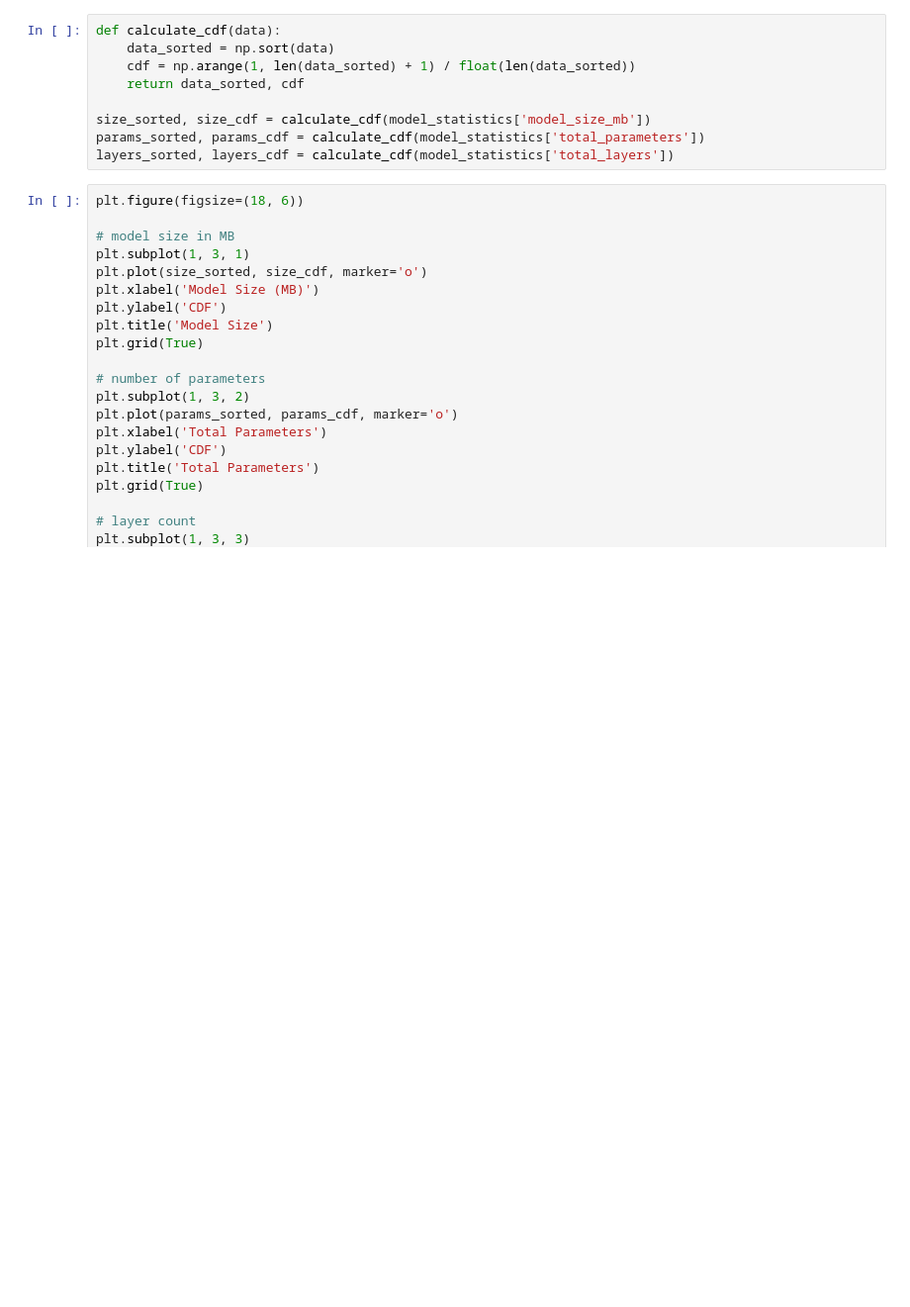
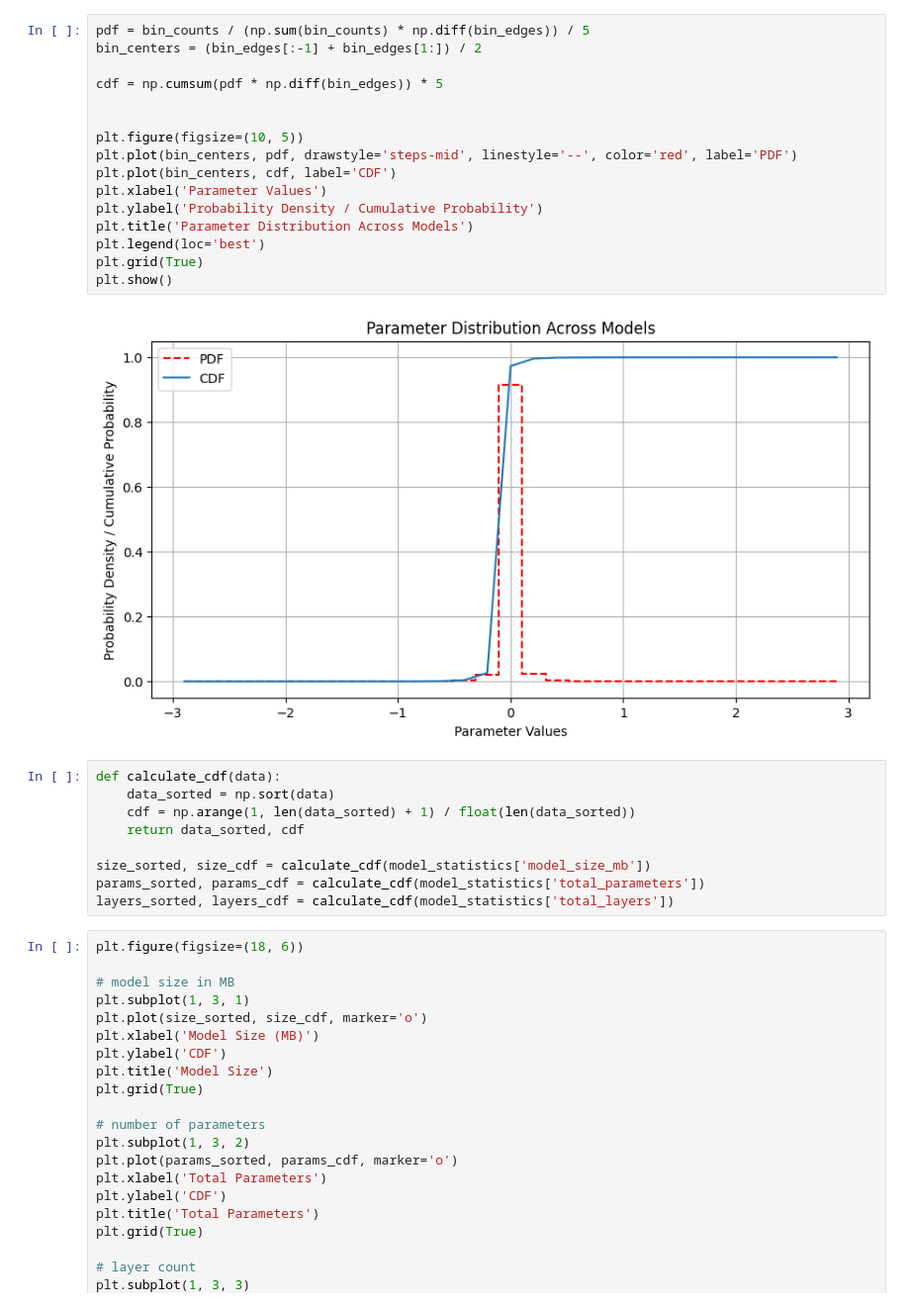
Before and after one commit to HRuii1/elf-quantization-llm, a Jupyter notebook: model_analytsis.ipynb, the cells around one changed output. Shown at 99% size. Cells and saved outputs as stored; diff of their text form; blank space fills up the shorter version.

Commit message:
Updated model analysis

```diff
--- a/model_analytsis.ipynb
+++ b/model_analytsis.ipynb
@@ -98,3 +221,21 @@ print(model_statistics)
+# %%
+pdf = bin_counts / (np.sum(bin_counts) * np.diff(bin_edges)) / 5
+bin_centers = (bin_edges[:-1] + bin_edges[1:]) / 2
+
+cdf = np.cumsum(pdf * np.diff(bin_edges)) * 5
+
+
+plt.figure(figsize=(10, 5))
+plt.plot(bin_centers, pdf, drawstyle='steps-mid', linestyle='--', color='red', label='PDF')
+plt.plot(bin_centers, cdf, label='CDF')
+plt.xlabel('Parameter Values')
+plt.ylabel('Probability Density / Cumulative Probability')
+plt.title('Parameter Distribution Across Models')
+plt.legend(loc='best')
+plt.grid(True)
+plt.show()
+# %% [output]
+[figure, added]
 # %%
 def calculate_cdf(data):
     data_sorted = np.sort(data)
```
Also changed, not shown: parts of 15 cells of this notebook, 1 other file.
